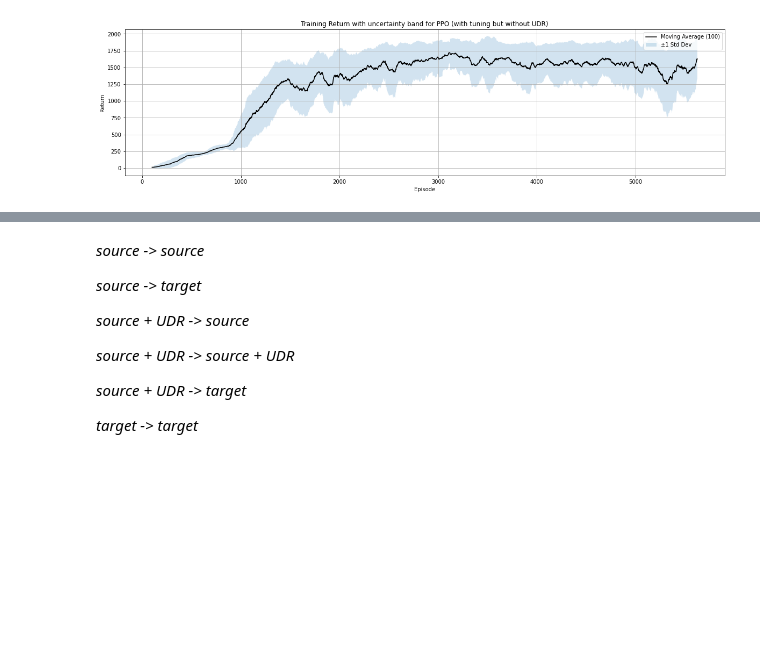
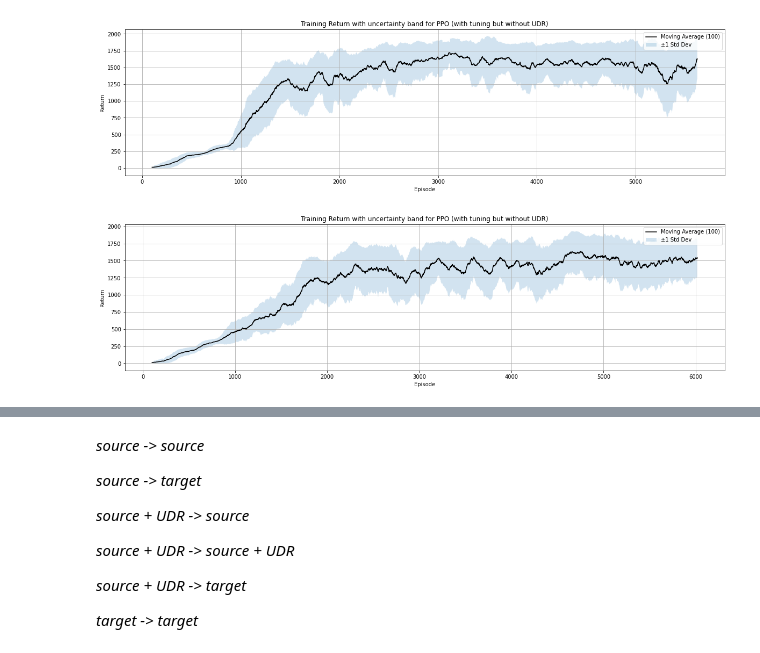
Before and after one commit to dalial89/rl_mldl_25, a Jupyter notebook: models_data/data_analysis.ipynb, the cells around one changed output, grey strips where cells are left out. Cells and saved outputs as stored; diff of their text form; code cells hidden in the pictures; blank space fills up the shorter version.

```diff
--- a/models_data/data_analysis.ipynb
+++ b/models_data/data_analysis.ipynb
@@ -286,6 +282,35 @@ plt.grid(True)
 plt.show()
 # %% [output]
 [figure]
+# %%
+csv_path = "ppo_tuned_target_seed_42_UDR_False_returns.csv"
+
+df = pd.read_csv(csv_path)
+
+window = 100
+rolling_mean = df["return"].rolling(window=window).mean()
+rolling_std = df["return"].rolling(window=window).std()
+
+plt.figure(figsize=(20, 5))
+plt.plot(df["episode"], rolling_mean, label="Moving Average (100)", color="black")
+
+# Banda di confidenza ±1 std
+plt.fill_between(
+    df["episode"],
+    rolling_mean - rolling_std,
+    rolling_mean + rolling_std,
+    alpha=0.2,
+    label="±1 Std Dev"
+)
+
+plt.xlabel("Episode")
+plt.ylabel("Return")
+plt.title("Training Return with uncertainty band for PPO (with tuning but without UDR)")
+plt.legend()
+plt.grid(True)
+plt.show()
+# %% [output]
+[figure, added]
 # %%
 csv_path = "ppo_tuned_source_seed_42_UDR_True_returns.csv"
 
```
Also changed, not shown: parts of 3 cells of this notebook.
